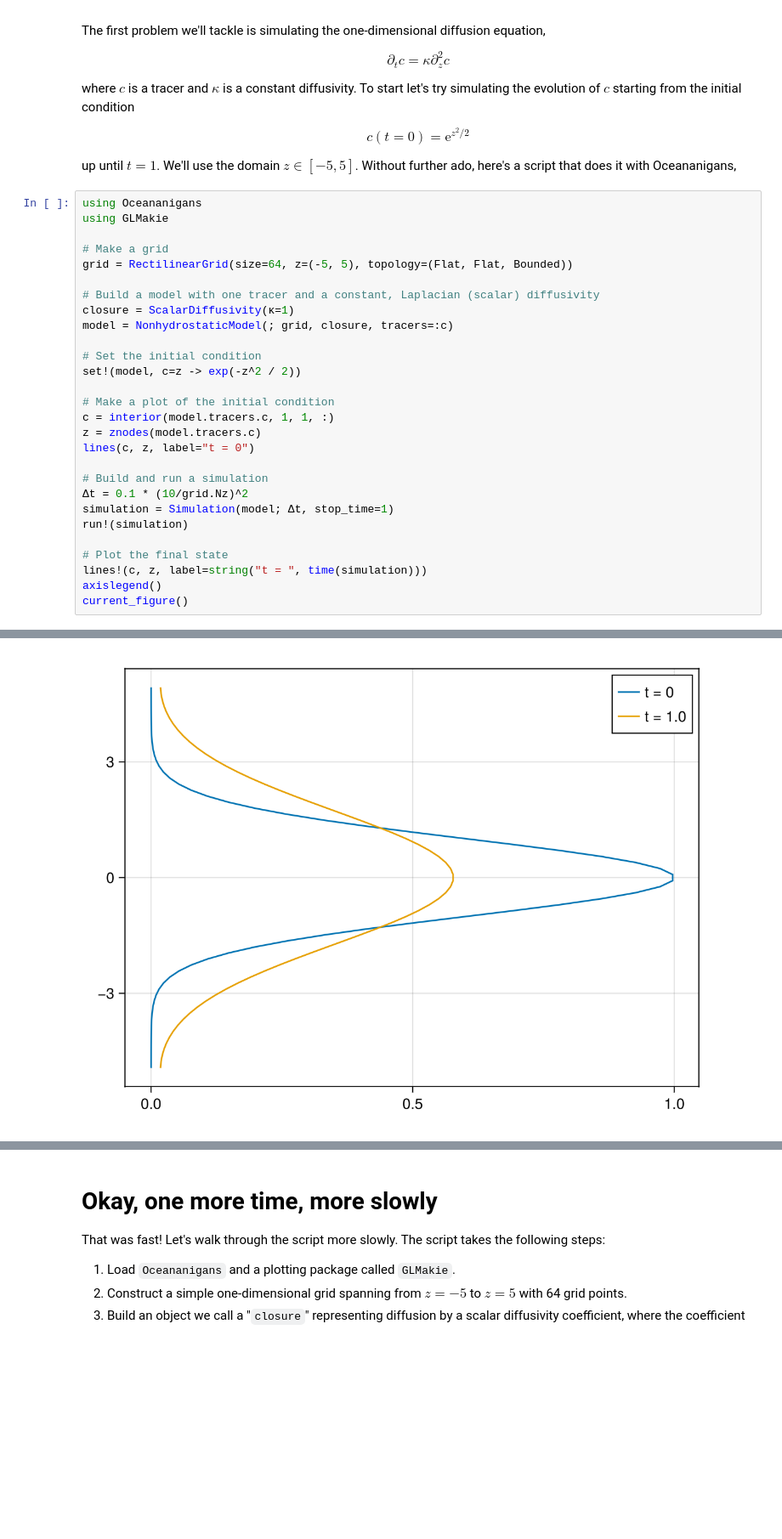
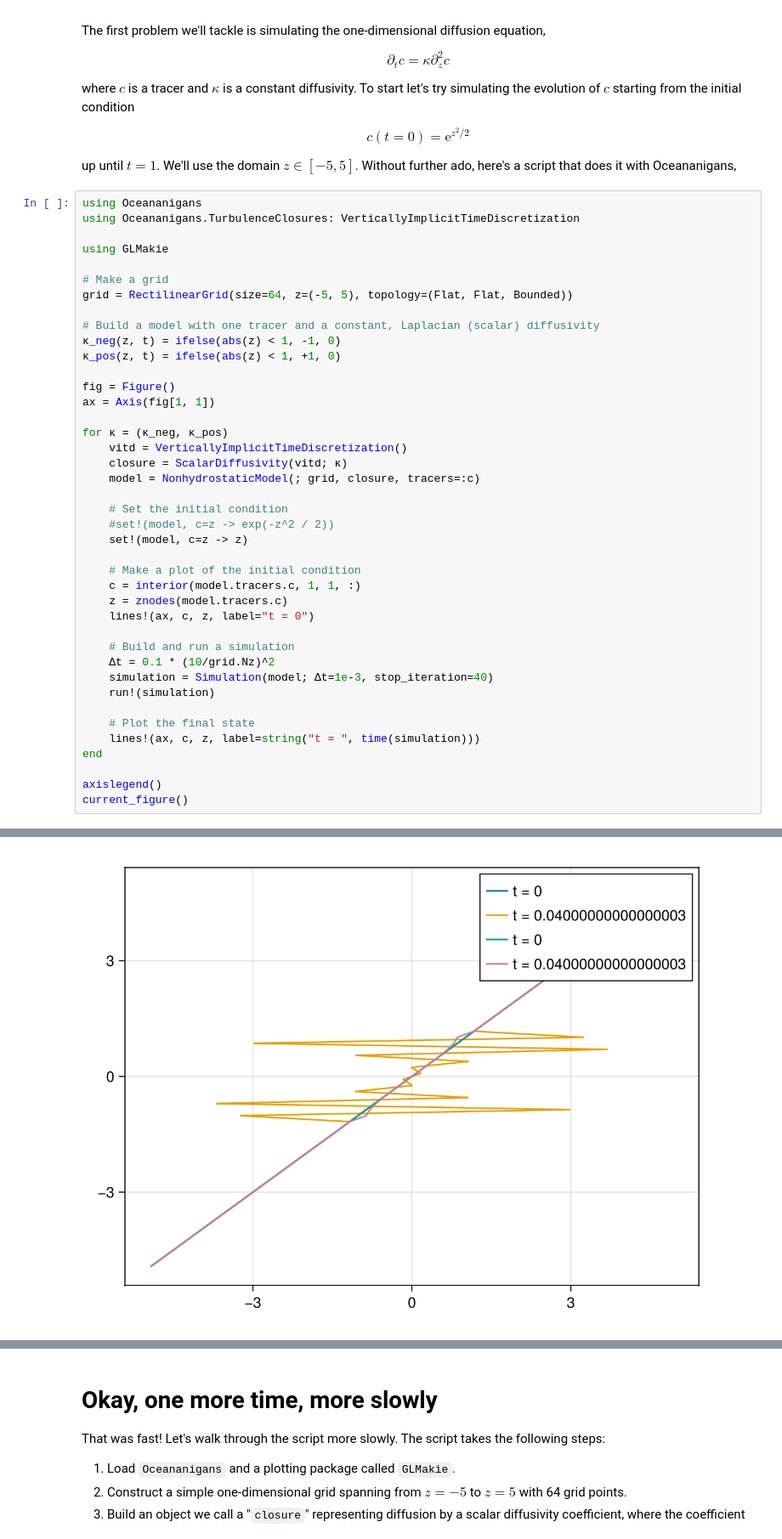
Before and after one commit to glwagner/SwimLessons.jl, a Jupyter notebook: course/01_one_dimensional_problems.ipynb, the cells around one changed output, grey strips where cells are left out. Shown at 85% size. Saved outputs shown, nothing was run; the diff lists cells and outputs as text; blank space fills up the shorter version.

```diff
--- a/course/01_one_dimensional_problems.ipynb
+++ b/course/01_one_dimensional_problems.ipynb
@@ -12,30 +12,43 @@ $$ c(t=0) = \mathrm{e}^{z^2 / 2} $$
 up until $t=1$. We'll use the domain $z \in [-5, 5]$. Without further ado, here's a script that does it with Oceananigans,
 # %%
 using Oceananigans
+using Oceananigans.TurbulenceClosures: VerticallyImplicitTimeDiscretization
+
 using GLMakie
 
 # Make a grid
 grid = RectilinearGrid(size=64, z=(-5, 5), topology=(Flat, Flat, Bounded))
 
 # Build a model with one tracer and a constant, Laplacian (scalar) diffusivity
-closure = ScalarDiffusivity(κ=1)
-model = NonhydrostaticModel(; grid, closure, tracers=:c)
+κ_neg(z, t) = ifelse(abs(z) < 1, -1, 0)
+κ_pos(z, t) = ifelse(abs(z) < 1, +1, 0)
 
-# Set the initial condition
-set!(model, c=z -> exp(-z^2 / 2))
+fig = Figure()
+ax = Axis(fig[1, 1])
 
-# Make a plot of the initial condition
-c = interior(model.tracers.c, 1, 1, :)
-z = znodes(model.tracers.c)
-lines(c, z, label="t = 0")
+for κ = (κ_neg, κ_pos)
+    vitd = VerticallyImplicitTimeDiscretization()
+    closure = ScalarDiffusivity(vitd; κ)
+    model = NonhydrostaticModel(; grid, closure, tracers=:c)
 
-# Build and run a simulation
-Δt = 0.1 * (10/grid.Nz)^2
-simulation = Simulation(model; Δt, stop_time=1)
-run!(simulation)
+    # Set the initial condition
+    #set!(model, c=z -> exp(-z^2 / 2))
+    set!(model, c=z -> z)
 
-# Plot the final state
-lines!(c, z, label=string("t = ", time(simulation)))
+    # Make a plot of the initial condition
+    c = interior(model.tracers.c, 1, 1, :)
+    z = znodes(model.tracers.c)
+    lines!(ax, c, z, label="t = 0")
+
+    # Build and run a simulation
+    Δt = 0.1 * (10/grid.Nz)^2
+    simulation = Simulation(model; Δt=1e-3, stop_iteration=40)
+    run!(simulation)
+
+    # Plot the final state
+    lines!(ax, c, z, label=string("t = ", time(simulation)))
+end
+
 axislegend()
 current_figure()
 # %% [output]
@@ -48 +67 @@ current_figure()
-[figure, old version]
+[figure, new version]
```
Also changed, not shown: parts of 9 cells of this notebook, 3 other files.
